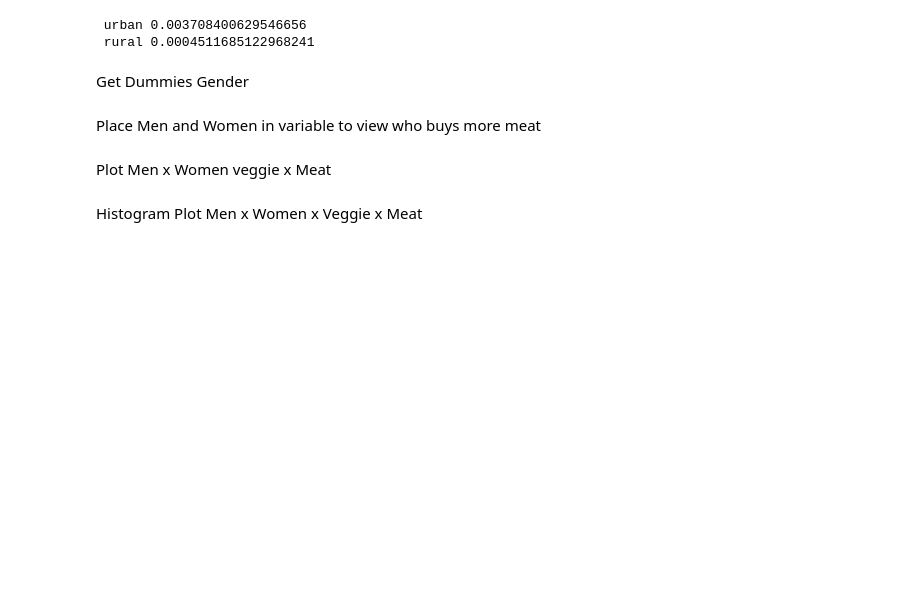
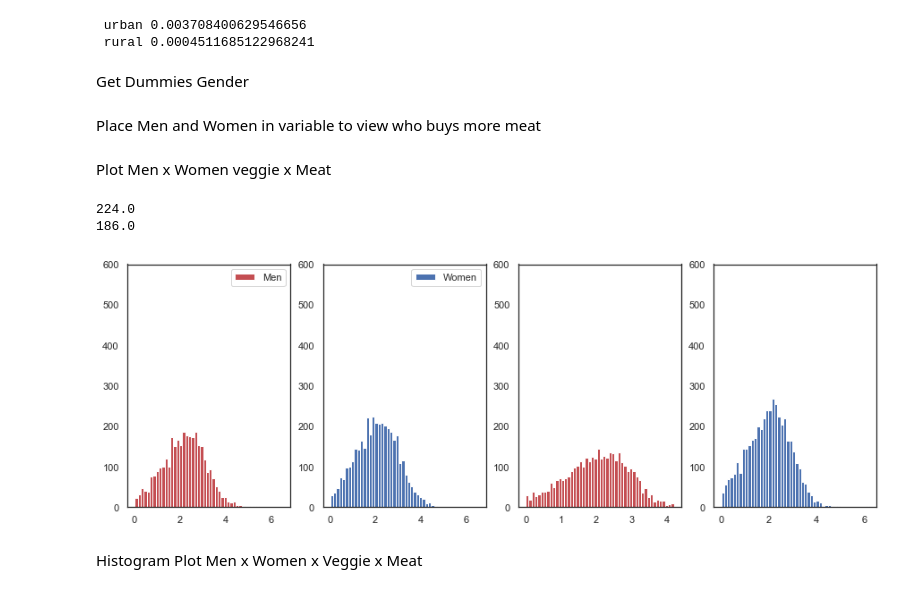
Before and after one commit to Jwdaniel34/Into_the_soyverse, a Jupyter notebook: Expenditure.ipynb, the cells around one changed output. Cells and saved outputs as stored; diff of their text form; code cells hidden in the pictures; blank space fills up the shorter version.

```diff
--- a/Expenditure.ipynb
+++ b/Expenditure.ipynb
@@ -149,33 +144,37 @@ cex_data = cex_data.merge(sex_df, left_index=True, right_index=True)
 # %% [markdown]
 Place Men and Women in variable to view who buys more meat
 # %%
-# men_meat = cex_data[(cex_data['SEX_REF'] == 'Male') &(cex_data['meat_per_person'] > 0)\
-#                     & (cex_data['meat_per_person'] < 100)]['meat_per_person']
-# women_meat =cex_data[(cex_data['SEX_REF'] == 'Female') & (cex_data['meat_per_person'] > 0)\
-#                 & (cex_data['meat_per_person'] < 100)]['meat_per_person']
+men_meat = cex_data[(cex_data['SEX_REF'] == 'Male') &(cex_data['meat_log'] > 0)\
+                    & (cex_data['meat_log'] < 100)]['meat_log']
+women_meat =cex_data[(cex_data['SEX_REF'] == 'Female') & (cex_data['meat_log'] > 0)\
+                & (cex_data['meat_log'] < 100)]['meat_log']
 # %%
 # Place Men and Women in variable to view who buys more veggies
-# men_veggie = cex_data[(cex_data['SEX_REF'] == 'Male') & (cex_data['veggie_per_person'] > 0)\
-#                      & (cex_data['veggie_per_person'] < 70)]['veggie_per_person']
+men_veggie = cex_data[(cex_data['SEX_REF'] == 'Male') & (cex_data['veggie_log'] > 0)\
+                     & (cex_data['veggie_log'] < 70)]['veggie_log']
 
-# women_veggie = cex_data[(cex_data['SEX_REF'] == 'Female') & (cex_data['veggie_per_person'] > 0)\
-#                        & (cex_data['veggie_per_person'] < 70)]['veggie_per_person']
+women_veggie = cex_data[(cex_data['SEX_REF'] == 'Female') & (cex_data['veggie_log'] > 0)\
+                       & (cex_data['veggie_log'] < 70)]['veggie_log']
 # %% [markdown]
 Plot Men x Women veggie x Meat
 # %%
-# fig, ax = plt.subplots(1,4, figsize = (15,5))
-# men = 'Men'
-# women = 'Women'
-# men_meat_n, men_meat_bins, men_meat_patches = ax[0].hist(men_meat, color= 'r', bins = 50, label = men)
-# women_meat_n, women_meat_bins, women_meat_patches = ax[1].hist(women_meat, bins = 50, label = women)
-# men_veggie_n, men_veggie_bins, men_veggie_patches = ax[2].hist(men_veggie, color = 'r', bins = 50, label = men)
-# women_veggie_n, women_veggie_bins, women_veggie_patches = ax[3].hist(women_veggie, bins = 50, label = women)
-# [axis.set_ylim([0, 600]) for axis in ax]
-# print(women_meat_n[np.argmax(women_meat_n)])
-# print(men_meat_n[np.argmax(men_meat_n)])
-# ax[0].legend()
-# ax[1].legend()
-# plt.show()
+fig, ax = plt.subplots(1,4, figsize = (15,5))
+men = 'Men'
+women = 'Women'
+men_meat_n, men_meat_bins, men_meat_patches = ax[0].hist(men_meat, color= 'r', bins = 50, label = men)
+women_meat_n, women_meat_bins, women_meat_patches = ax[1].hist(women_meat, bins = 50, label = women)
+men_veggie_n, men_veggie_bins, men_veggie_patches = ax[2].hist(men_veggie, color = 'r', bins = 50, label = men)
+women_veggie_n, women_veggie_bins, women_veggie_patches = ax[3].hist(women_veggie, bins = 50, label = women)
+[axis.set_ylim([0, 600]) for axis in ax]
+print(women_meat_n[np.argmax(women_meat_n)])
+print(men_meat_n[np.argmax(men_meat_n)])
+ax[0].legend()
+ax[1].legend()
+plt.show()
+# %% [output]
+224.0
+186.0
+[figure, added]
 # %% [markdown]
 Histogram Plot Men x Women x Veggie x Meat
 # %%
```
Also changed, not shown: parts of 32 cells of this notebook, 1 other file.
